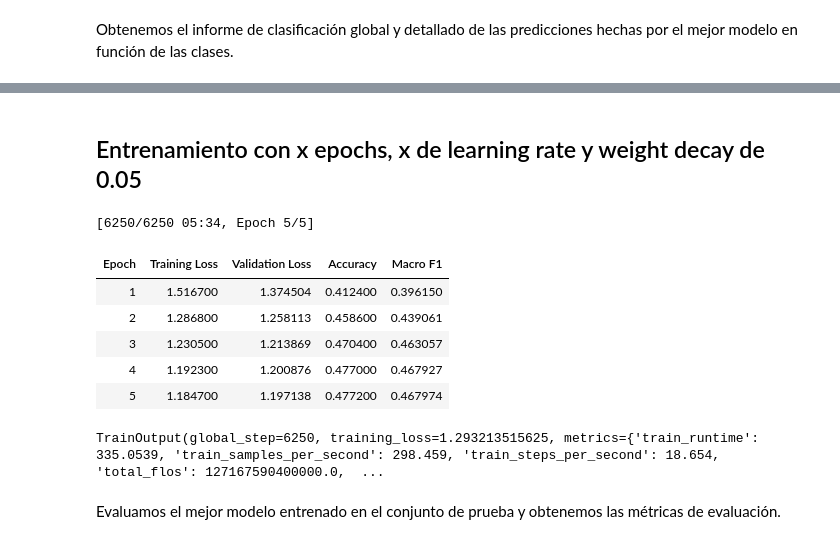
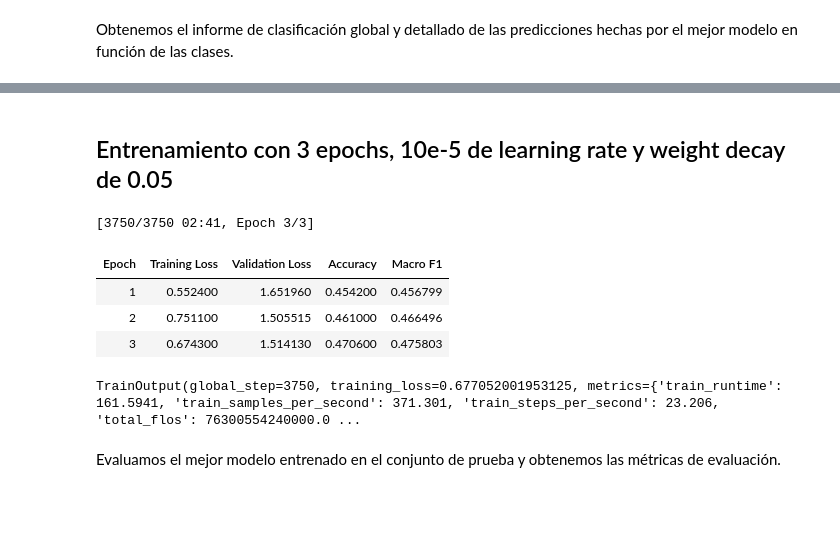
Before and after one commit to ju-mava/analisis-sentimiento-practica5-ju-mava, a Jupyter notebook: Machetti_Vallverdú_Júlia_T5_Aprendizaje_transferido_sentimiento.ipynb, the cells around one changed output, grey strips where cells are left out. Drawn from its saved outputs; the diff is of its cells as text; code cells hidden in the pictures; blank space fills up the shorter version.

```diff
--- a/Machetti_Vallverdú_Júlia_T5_Aprendizaje_transferido_sentimiento.ipynb
+++ b/Machetti_Vallverdú_Júlia_T5_Aprendizaje_transferido_sentimiento.ipynb
@@ -767,45 +772,43 @@ weighted avg       0.47      0.49      0.48      5000
 # %% [markdown]
-## Entrenamiento con x epochs, x de learning rate y weight decay de 0.05
+## Entrenamiento con 3 epochs, 10e-5 de learning rate y weight decay de 0.05
 # %%
 from transformers import TrainingArguments, Trainer, DataCollatorWithPadding
 
 batch_size = 16
 model_name = "finetuned_model_sentiment_analysis_amazon"
 training_args = TrainingArguments(
         output_dir=model_name,
-        num_train_epochs=5,
-        learning_rate = 2e-5,
+        num_train_epochs=3,
+        learning_rate = 10e-5,
         per_device_train_batch_size=batch_size,
         per_device_eval_batch_size=batch_size,
         warmup_ratio=0.1,
-        weight_decay=0.01,
+        weight_decay=0.05,
         eval_strategy="epoch",
         save_strategy="epoch",
         metric_for_best_model = "macro_f1",
         load_best_model_at_end=True,
         save_total_limit = 1,
         report_to='none',
     )
 
 # Para algunos modelos que necesitan manejar secuencias de diversas longitudes
 data_collator = DataCollatorWithPadding(tokenizer=tokenizer)
 
 trainer = Trainer(model=model, args=training_args,
                   compute_metrics=compute_metrics,
                   train_dataset=ds["train"],
                   eval_dataset=ds["valid"],
                   data_collator=data_collator
                   )
 trainer.train()
 # %% [output]
-[6250/6250 05:34, Epoch 5/5]
+[3750/3750 02:41, Epoch 3/3]
 | Epoch | Training Loss | Validation Loss | Accuracy | Macro F1 |
-| 1 | 1.516700 | 1.374504 | 0.412400 | 0.396150 |
-| 2 | 1.286800 | 1.258113 | 0.458600 | 0.439061 |
-| 3 | 1.230500 | 1.213869 | 0.470400 | 0.463057 |
-| 4 | 1.192300 | 1.200876 | 0.477000 | 0.467927 |
-| 5 | 1.184700 | 1.197138 | 0.477200 | 0.467974 |
+| 1 | 0.552400 | 1.651960 | 0.454200 | 0.456799 |
+| 2 | 0.751100 | 1.505515 | 0.461000 | 0.466496 |
+| 3 | 0.674300 | 1.514130 | 0.470600 | 0.475803 |
-TrainOutput(global_step=6250, training_loss=1.293213515625, metrics={'train_runtime': 335.0539, 'train_samples_per_second': 298.459, 'train_steps_per_second': 18.654, 'total_flos': 127167590400000.0,  ...
+TrainOutput(global_step=3750, training_loss=0.677052001953125, metrics={'train_runtime': 161.5941, 'train_samples_per_second': 371.301, 'train_steps_per_second': 23.206, 'total_flos': 76300554240000.0 ...
 # %% [markdown]
 Evaluamos el mejor modelo entrenado en el conjunto de prueba y obtenemos las métricas de evaluación.
 # %%
```
Also changed, not shown: parts of 32 cells of this notebook.
